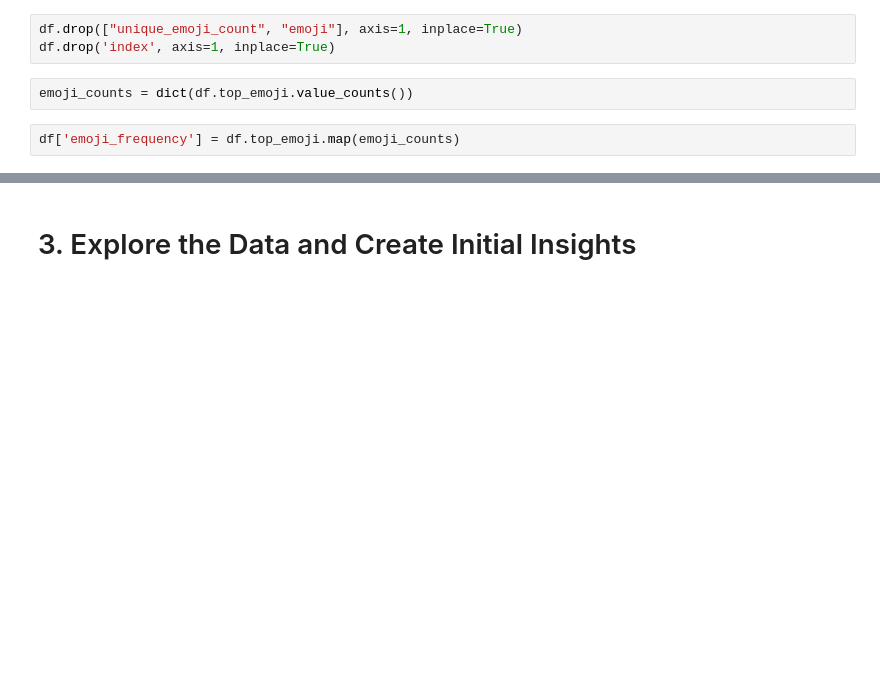
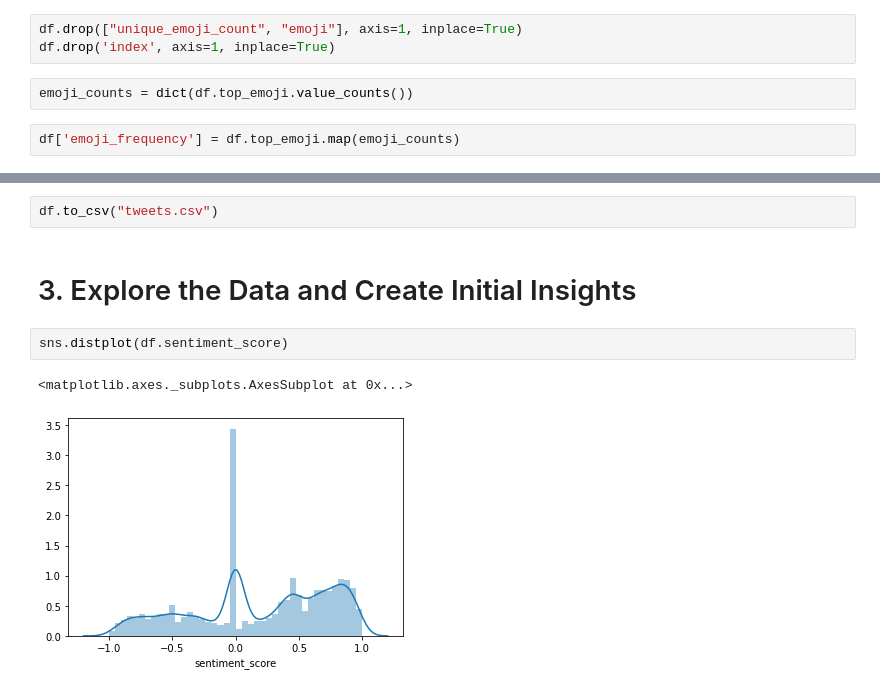
Before and after one commit to bmccabe96/Emoji_Analysis, a Jupyter notebook: Analysis/EDA.ipynb, the cells around one changed output, grey strips where cells are left out. Drawn from its saved outputs; the diff is of its cells as text; blank space fills up the shorter version.

```diff
--- a/Analysis/EDA.ipynb
+++ b/Analysis/EDA.ipynb
@@ -204,2 +208,9 @@ df.head()
+# %%
+df.to_csv("tweets.csv")
 # %% [markdown]
 # 3. Explore the Data and Create Initial Insights
+# %%
+sns.distplot(df.sentiment_score)
+# %% [output]
+<matplotlib.axes._subplots.AxesSubplot at 0x...>
+[figure, added]
```
Also changed, not shown: parts of 27 cells of this notebook, 3 other files.
